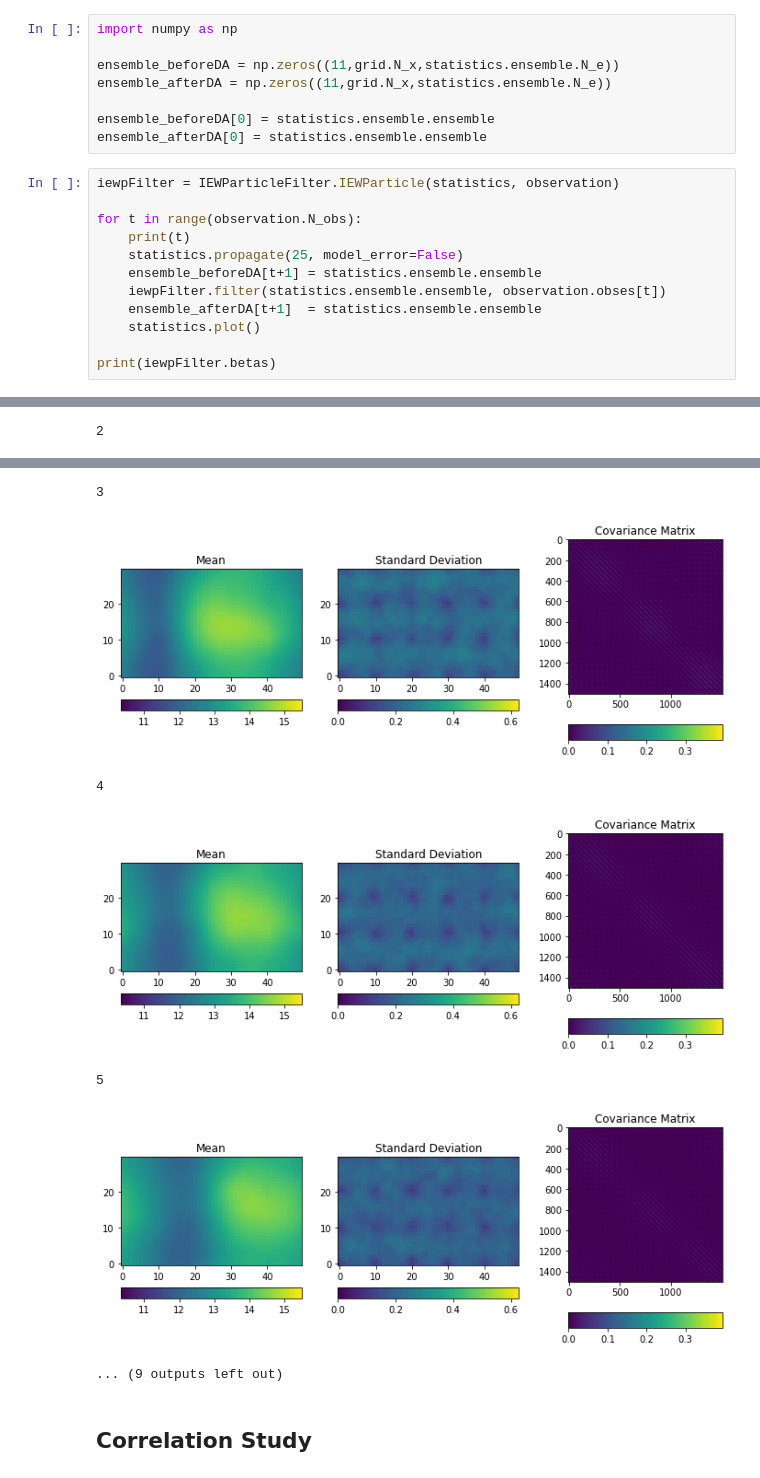
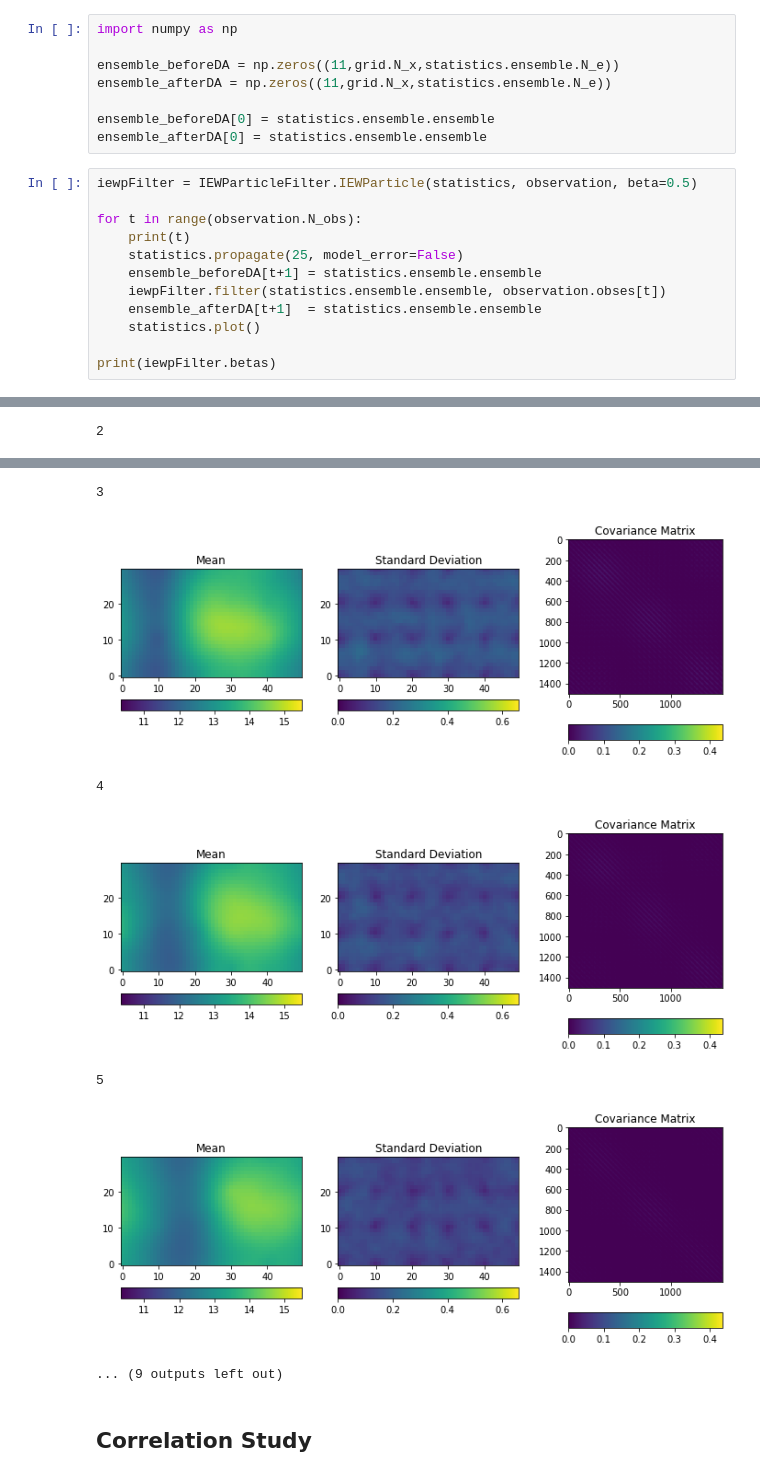
Before and after one commit to FlorianBeiser/advectionDiffusion, a Jupyter notebook: IEWPFiltering.ipynb, the cells around one changed output, grey strips where cells are left out. Drawn from its saved outputs; the diff is of its cells as text.

```diff
--- a/IEWPFiltering.ipynb
+++ b/IEWPFiltering.ipynb
@@ -48,7 +48,7 @@ ensemble_afterDA = np.zeros((11,grid.N_x,statistics.ensemble.N_e))
 ensemble_beforeDA[0] = statistics.ensemble.ensemble
 ensemble_afterDA[0] = statistics.ensemble.ensemble
 # %%
-iewpFilter = IEWParticleFilter.IEWParticle(statistics, observation)
+iewpFilter = IEWParticleFilter.IEWParticle(statistics, observation, beta=0.5)
 
 for t in range(observation.N_obs):
     print(t)
@@ -69,9 +69,9 @@ print(iewpFilter.betas)
 3
-[figure, old version]
+[figure, new version]
 4
-[figure, old version]
+[figure, new version]
 5
-[figure, old version]
+[figure, new version]
 ... (9 outputs left out)
 # %% [markdown]
 ## Correlation Study
```
Also changed, not shown: parts of 5 cells of this notebook, 5 other files.
